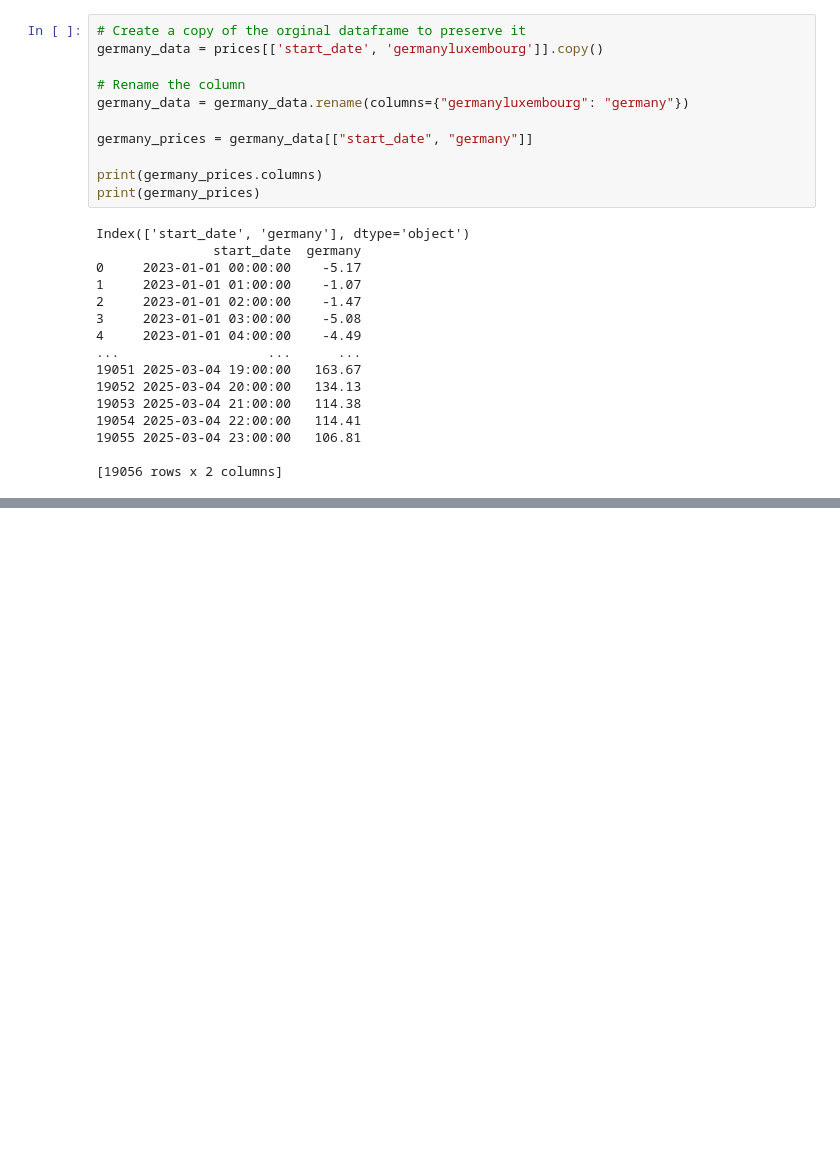
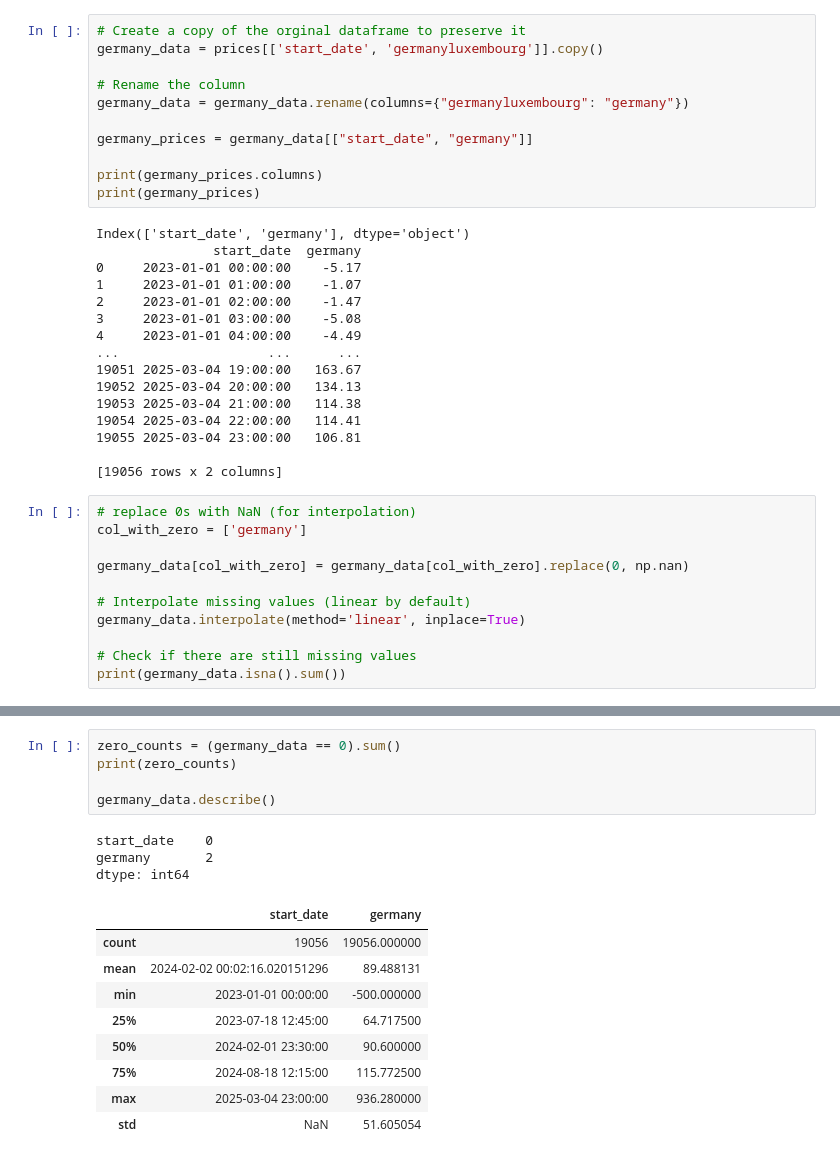
Before and after one commit to apostleoffinance/Energy-Price-Forecast, a Jupyter notebook: Notebooks/price-data.ipynb, the cells around one changed output, grey strips where cells are left out. Drawn from its saved outputs; the diff is of its cells as text; blank space fills up the shorter version.

```diff
--- a/Notebooks/price-data.ipynb
+++ b/Notebooks/price-data.ipynb
@@ -185,3 +186,14 @@ Index(['start_date', 'germany'], dtype='object')
 19055 2025-03-04 23:00:00   106.81
 
 [19056 rows x 2 columns]
+# %%
+# replace 0s with NaN (for interpolation)
+col_with_zero = ['germany']
+
+germany_data[col_with_zero] = germany_data[col_with_zero].replace(0, np.nan)
+
+# Interpolate missing values (linear by default)
+germany_data.interpolate(method='linear', inplace=True)
+
+# Check if there are still missing values
+print(germany_data.isna().sum())
@@ -187,0 +212,18 @@ Index(['start_date', 'germany'], dtype='object')
+# %%
+zero_counts = (germany_data == 0).sum()
+print(zero_counts)
+
+germany_data.describe()
+# %% [output]
+start_date    0
+germany       2
+dtype: int64
+|  | start_date | germany |
+| count | 19056 | 19056.000000 |
+| mean | 2024-02-02 00:02:16.020151296 | 89.488131 |
+| min | 2023-01-01 00:00:00 | -500.000000 |
+| 25% | 2023-07-18 12:45:00 | 64.717500 |
+| 50% | 2024-02-01 23:30:00 | 90.600000 |
+| 75% | 2024-08-18 12:15:00 | 115.772500 |
+| max | 2025-03-04 23:00:00 | 936.280000 |
+| std | NaN | 51.605054 |
```
Also changed, not shown: parts of 3 cells of this notebook, 5 other files.
